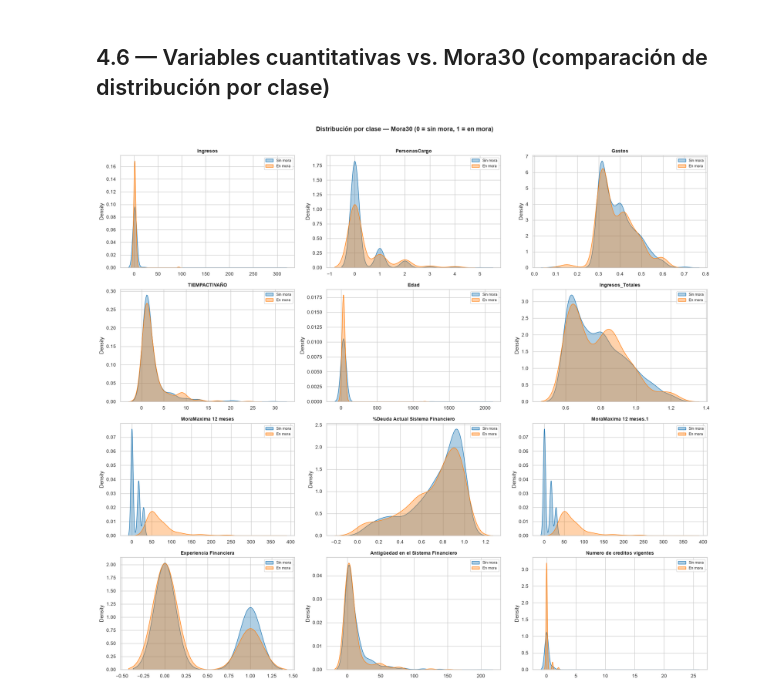
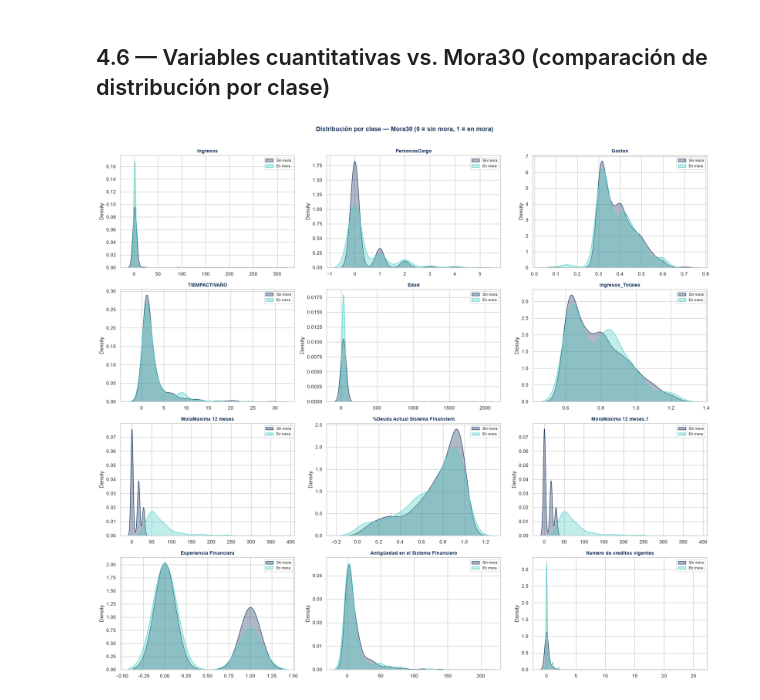
Before and after one commit to VelasquezG/TallerIA, a Jupyter notebook: TallerIA.ipynb, the cells around one changed output. Cells and saved outputs as stored; diff of their text form; code cells hidden in the pictures.

```diff
--- a/TallerIA.ipynb
+++ b/TallerIA.ipynb
@@ -413,23 +603,23 @@ for i, col in enumerate(cols_cat):
     orden = df[col].value_counts().index.tolist()
     counts = df[col].value_counts().reindex(orden)
     total_col = counts.sum()
-    palette_col = sns.color_palette('muted', len(orden))
+    palette_col = [PALETA[index % len(PALETA)] for index in range(len(orden))]
     # barh manual para máxima compatibilidad con cualquier versión de seaborn
     bars = ax.barh(range(len(orden)), counts.values, color=palette_col)
     ax.set_yticks(range(len(orden)))
-    ax.set_yticklabels(orden, fontsize=9)
-    ax.set_title(col, fontsize=10, fontweight='bold')
-    ax.set_xlabel('Frecuencia')
+    ax.set_yticklabels(orden, fontsize=9, color=AZUL)
+    ax.set_title(col, fontsize=10, fontweight='bold', color=AZUL)
+    ax.set_xlabel('Frecuencia', color=AZUL)
     for bar, val in zip(bars, counts.values):
         pct = val / total_col * 100
         ax.text(bar.get_width() + total_col * 0.005, bar.get_y() + bar.get_height() / 2,
-                f'{pct:.1f}%', va='center', fontsize=8)
+                f'{pct:.1f}%', va='center', fontsize=8, color=AZUL)
     ax.set_xlim(0, counts.max() * 1.18)
 
 for j in range(i + 1, len(axes)):
     axes[j].set_visible(False)
 
-fig.suptitle('Distribución de variables cualitativas', fontsize=14, fontweight='bold', y=1.01)
+fig.suptitle('Distribución de variables cualitativas', fontsize=14, fontweight='bold', color=AZUL, y=1.01)
 plt.tight_layout()
 plt.show()
 # %% [output]
@@ -439,24 +626,0 @@ plt.show()
-# %%
-fig, axes = plt.subplots(1, 2, figsize=(12, 5))
-
-for ax, target in zip(axes, TARGETS):
-    counts = df[target].value_counts().sort_index()
-    pcts   = counts / counts.sum() * 100
-    bars   = ax.bar(['No mora (0)', 'En mora (1)'], counts.values,
-                    color=[AZUL, NARANJA], edgecolor='white', linewidth=0.6)
-    for bar, pct in zip(bars, pcts):
-        ax.text(bar.get_x() + bar.get_width() / 2, bar.get_height() + counts.max() * 0.01,
-                f'{pct:.1f}%', ha='center', fontsize=11, fontweight='bold')
-    ax.set_title(f'Distribución — {target}', fontsize=12, fontweight='bold')
-    ax.set_ylabel('Cantidad de clientes')
-    ax.yaxis.set_major_formatter(mticker.FuncFormatter(lambda x, _: f'{int(x):,}'))
-
-fig.suptitle('Desbalance de clases en variables objetivo', fontsize=13, fontweight='bold')
-plt.tight_layout()
-plt.show()
-
-# Tabla de balance de clases
-print("\n=== Balance de clases ===")
-for t in TARGETS:
-    vc = df[t].value_counts(normalize=True).mul(100).round(1)
-    print(f"  {t} →  No mora: {vc.get(0, 0):.1f}%  |  En mora: {vc.get(1, 0):.1f}%")
@@ -492,21 +651,21 @@ plt.show()
 # %%
 fig, axes = plt.subplots(nrows, ncols, figsize=(18, nrows * 4))
 axes = axes.flatten()
 
 for i, col in enumerate(cols_num):
     ax = axes[i]
-    for val, color, label in [(0, AZUL, 'Sin mora'), (1, NARANJA, 'En mora')]:
+    for val, color, label in [(0, AZUL, 'Sin mora'), (1, TURQUESA, 'En mora')]:
         subset = df[df['Mora30'] == val][col].dropna()
         sns.kdeplot(subset, ax=ax, color=color, fill=True, alpha=0.35, label=label)
-    ax.set_title(col, fontsize=10, fontweight='bold')
+    ax.set_title(col, fontsize=10, fontweight='bold', color=AZUL)
     ax.set_xlabel('')
     ax.legend(fontsize=8)
 
 for j in range(i + 1, len(axes)):
     axes[j].set_visible(False)
 
-fig.suptitle('Distribución por clase — Mora30 (0 = sin mora, 1 = en mora)', fontsize=13, fontweight='bold', y=1.01)
+fig.suptitle('Distribución por clase — Mora30 (0 = sin mora, 1 = en mora)', fontsize=13, fontweight='bold', color=AZUL, y=1.01)
 plt.tight_layout()
 plt.show()
 # %% [output]
-[figure, old version]
+[figure, new version]
```
Also changed, not shown: parts of 20 cells of this notebook, 3 other files.
